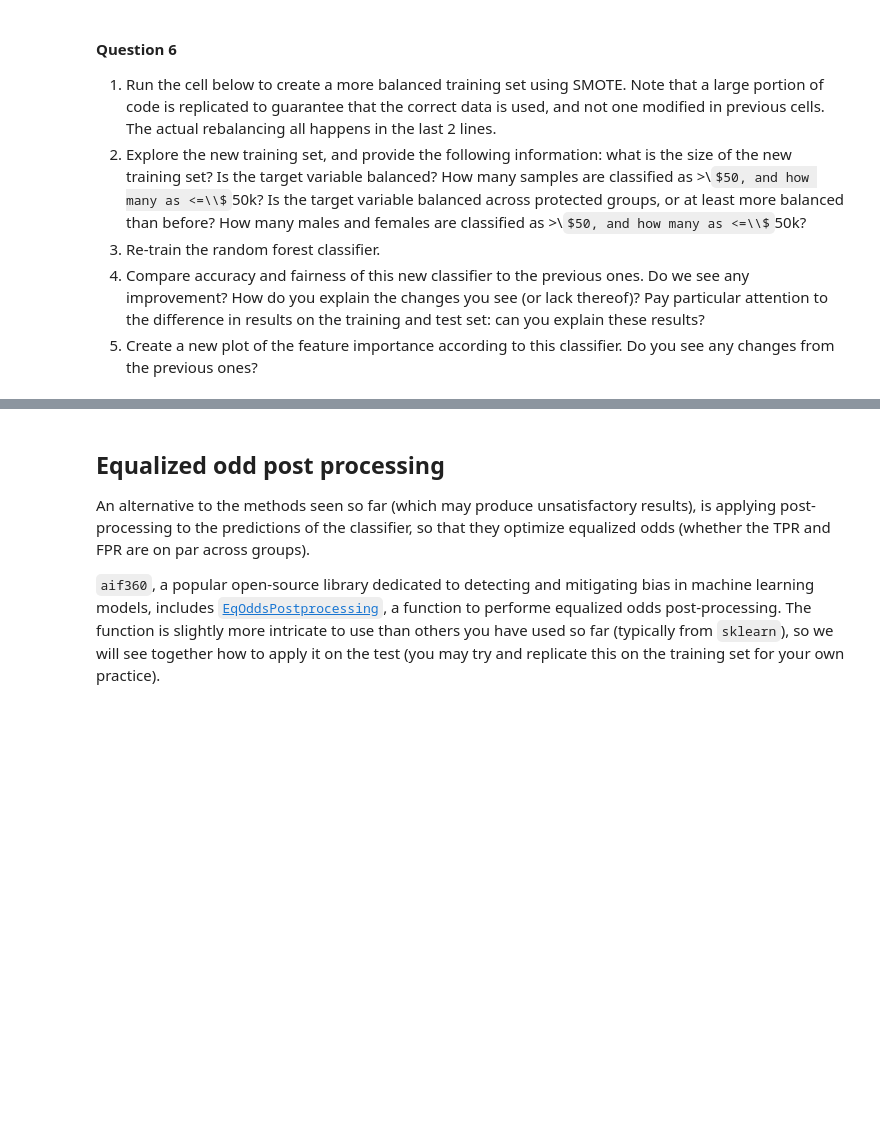
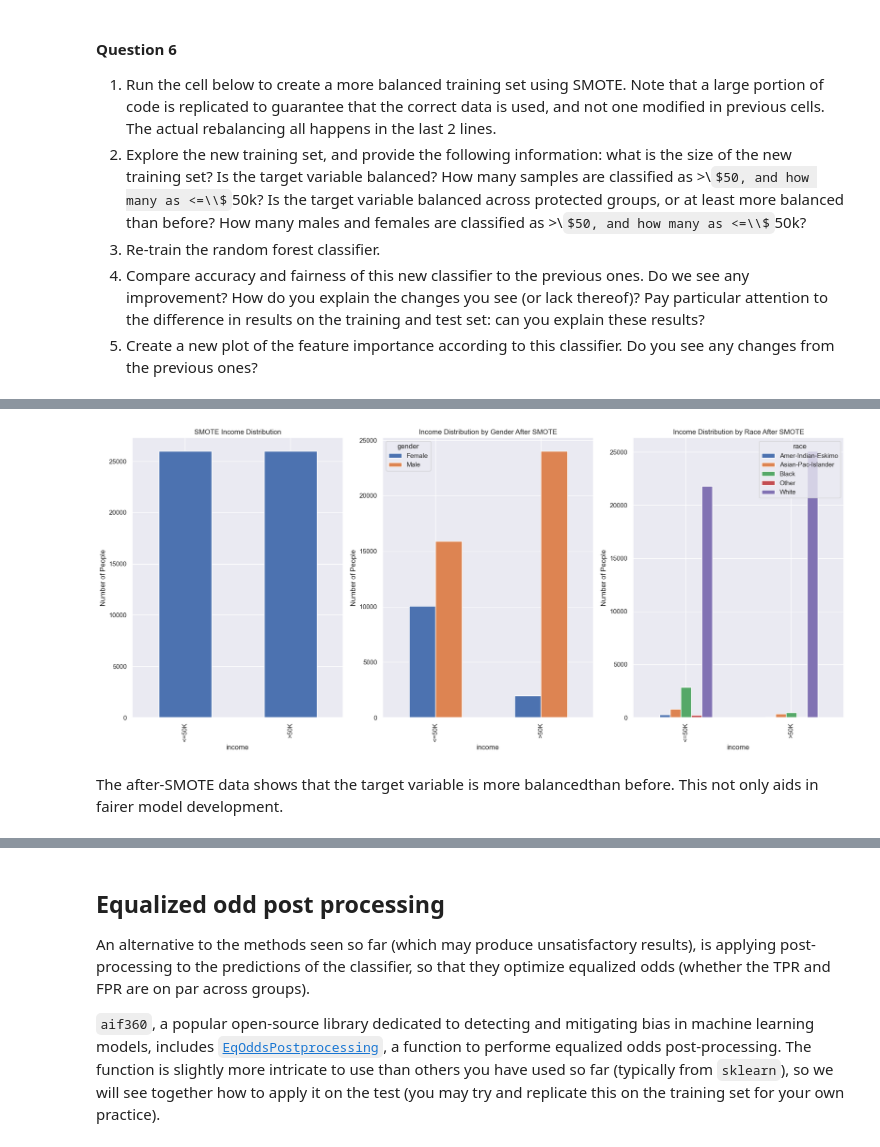
Before and after one commit to RaymondZhang20/DSCI430, a Jupyter notebook: Module 4 Assignment-1.ipynb, the cells around one changed output, grey strips where cells are left out. Cells and saved outputs as stored; diff of their text form; code cells hidden in the pictures; some formulas as TeX source; blank space fills up the shorter version.

```diff
--- a/Module 4 Assignment-1.ipynb
+++ b/Module 4 Assignment-1.ipynb
@@ -547,0 +636,28 @@ column_names = list(
+# %%
+X_train_SMOTE_df = pd.DataFrame(X_train_SMOTE, columns=X_train.columns)  # Ensure column names match
+X_train_SMOTE_df['income'] = y_train_SMOTE  # Add the target variable back to the DataFrame
+
+
+fig, axes = plt.subplots(nrows=1, ncols=3, figsize=(18, 8))
+
+# Bar chart of the target variable
+X_train_SMOTE_df['income'].value_counts().plot(kind='bar', ax=axes[0], title='SMOTE Income Distribution')
+axes[0].set_ylabel('Number of People')
+
+# Bar chart of the target variable divided by gender
+X_train_SMOTE_df.groupby(['income', 'gender']).size().unstack().plot(kind='bar', ax=axes[1], title='Income Distribution by Gender After SMOTE')
+axes[1].set_ylabel('Number of People')
+
+# Since race was also considered a protected group, we include it if needed:
+if 'race' in X_train_SMOTE_df.columns:
+    X_train_SMOTE_df.groupby(['income', 'race']).size().unstack().plot(kind='bar', ax=axes[2], title='Income Distribution by Race After SMOTE')
+    axes[2].set_ylabel('Number of People')
+else:
+    axes[2].set_visible(False)  # Hide the third axis if no race data
+
+plt.tight_layout()
+plt.show()
+# %% [output]
+[figure, added]
+# %% [markdown]
+The after-SMOTE data shows that the target variable is more balancedthan before. This not only aids in fairer model development.
```
Also changed, not shown: parts of 26 cells of this notebook.
